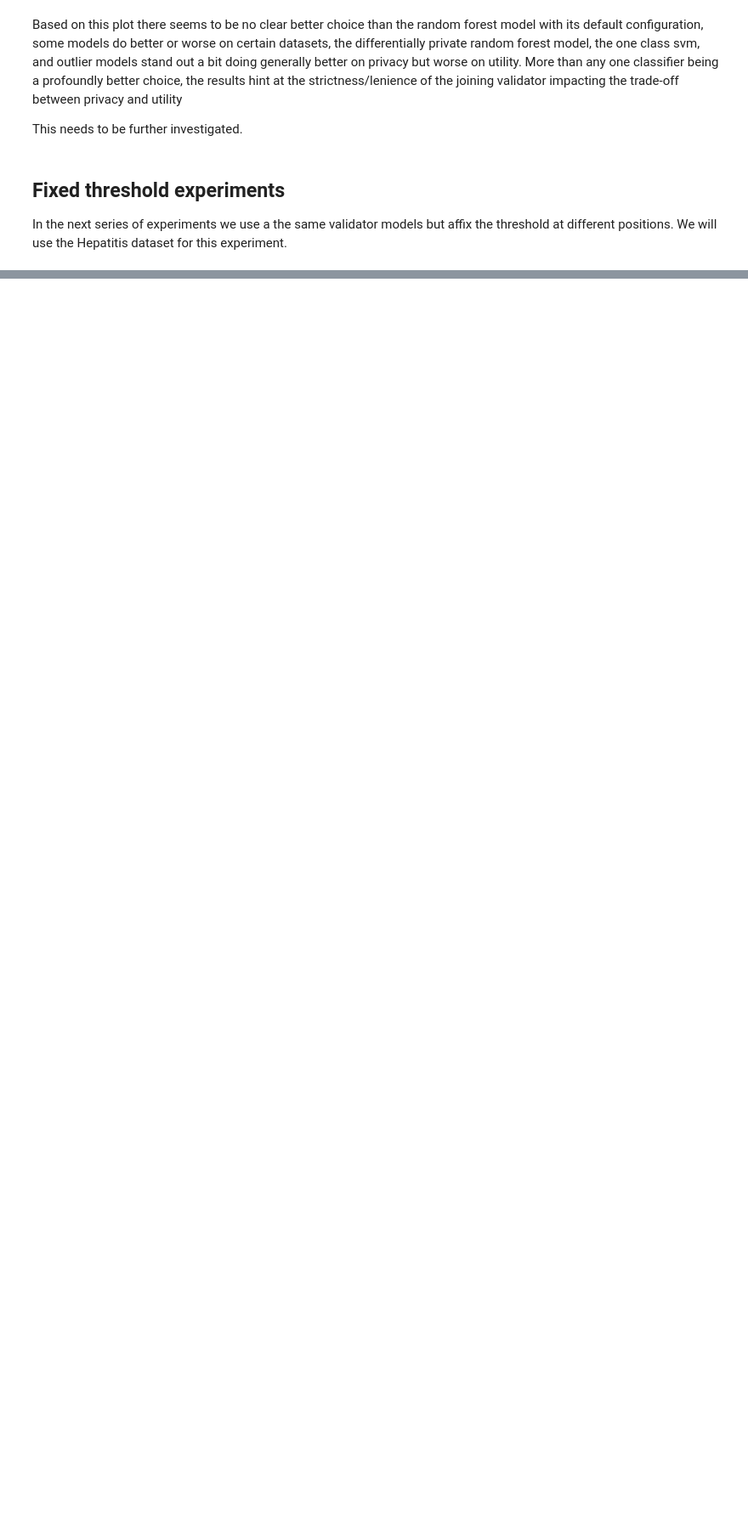
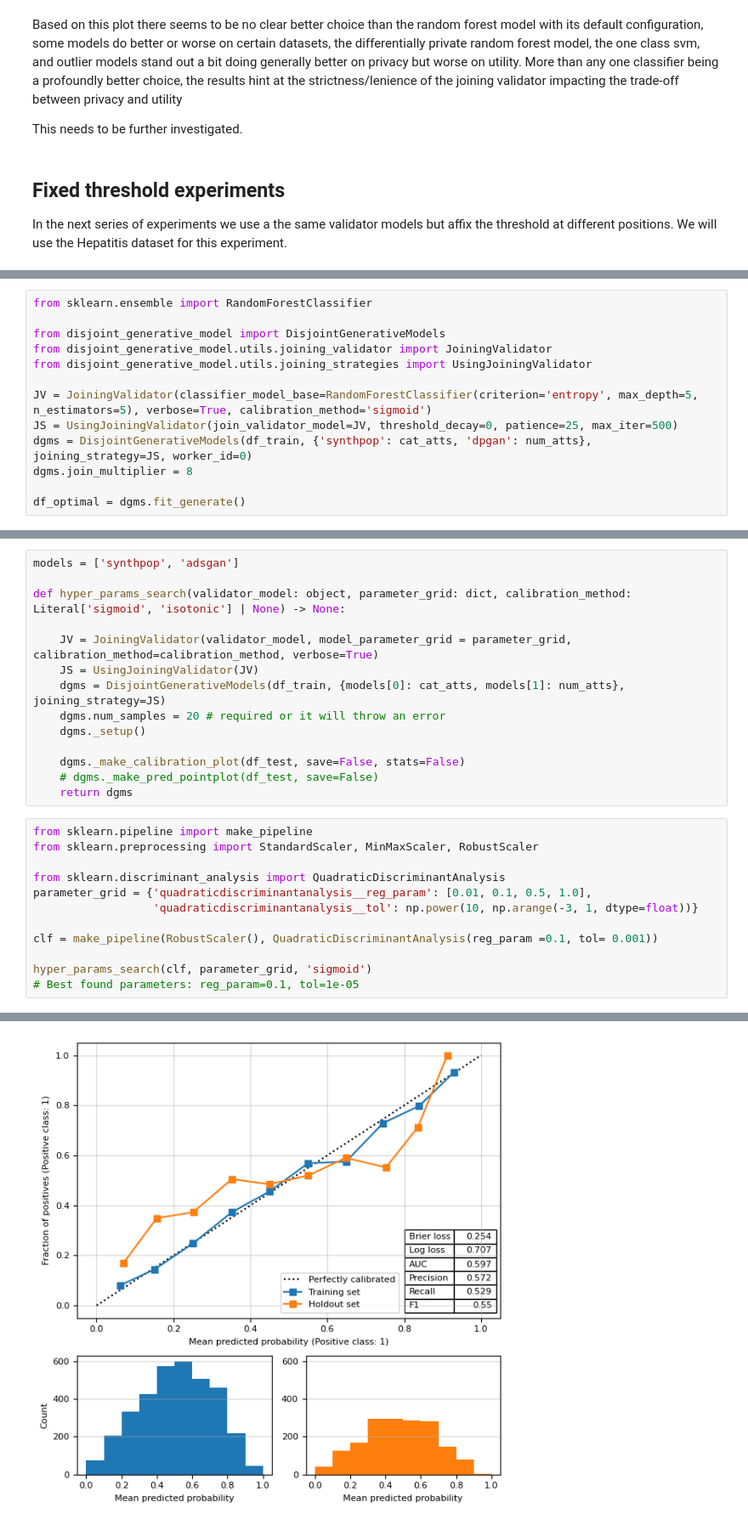
Before and after one commit to notna07/disjoint-synthetic-data-generation, a Jupyter notebook: 04_joining_validator.ipynb, the cells around one changed output, grey strips where cells are left out. Shown at 85% size. Saved outputs shown, nothing was run; the diff lists cells and outputs as text; blank space fills up the shorter version.

```diff
--- a/04_joining_validator.ipynb
+++ b/04_joining_validator.ipynb
@@ -513,0 +258,13 @@ Hepatitis (DS-ADSGAN) results:
+# %%
+from sklearn.ensemble import RandomForestClassifier
+
+from disjoint_generative_model import DisjointGenerativeModels
+from disjoint_generative_model.utils.joining_validator import JoiningValidator
+from disjoint_generative_model.utils.joining_strategies import UsingJoiningValidator
+
+JV = JoiningValidator(classifier_model_base=RandomForestClassifier(criterion='entropy', max_depth=5, n_estimators=5), verbose=True, calibration_method='sigmoid')
+JS = UsingJoiningValidator(join_validator_model=JV, threshold_decay=0, patience=25, max_iter=500)
+dgms = DisjointGenerativeModels(df_train, {'synthpop': cat_atts, 'dpgan': num_atts}, joining_strategy=JS, worker_id=0)
+dgms.join_multiplier = 8
+
+df_optimal = dgms.fit_generate()
@@ -513,0 +345,27 @@ Hepatitis (DS-ADSGAN) results:
+# %%
+models = ['synthpop', 'adsgan']
+
+def hyper_params_search(validator_model: object, parameter_grid: dict, calibration_method: Literal['sigmoid', 'isotonic'] | None) -> None:
+
+    JV = JoiningValidator(validator_model, model_parameter_grid = parameter_grid, calibration_method=calibration_method, verbose=True)
+    JS = UsingJoiningValidator(JV)
+    dgms = DisjointGenerativeModels(df_train, {models[0]: cat_atts, models[1]: num_atts}, joining_strategy=JS)
+    dgms.num_samples = 20 # required or it will throw an error
+    dgms._setup()
+
+    dgms._make_calibration_plot(df_test, save=False, stats=False)
+    # dgms._make_pred_pointplot(df_test, save=False)
+    return dgms
+# %%
+from sklearn.pipeline import make_pipeline
+from sklearn.preprocessing import StandardScaler, MinMaxScaler, RobustScaler
+
+from sklearn.discriminant_analysis import QuadraticDiscriminantAnalysis
+parameter_grid = {'quadraticdiscriminantanalysis__reg_param': [0.01, 0.1, 0.5, 1.0],
+                  'quadraticdiscriminantanalysis__tol': np.power(10, np.arange(-3, 1, dtype=float))}
+
+clf = make_pipeline(RobustScaler(), QuadraticDiscriminantAnalysis(reg_param =0.1, tol= 0.001))
+
+hyper_params_search(clf, parameter_grid, 'sigmoid')
+# Best found parameters: reg_param=0.1, tol=1e-05
+# %% [output]
@@ -513,0 +375 @@ Hepatitis (DS-ADSGAN) results:
+[figure, added]
```
Also changed, not shown: parts of 63 cells of this notebook, 4 other files.
